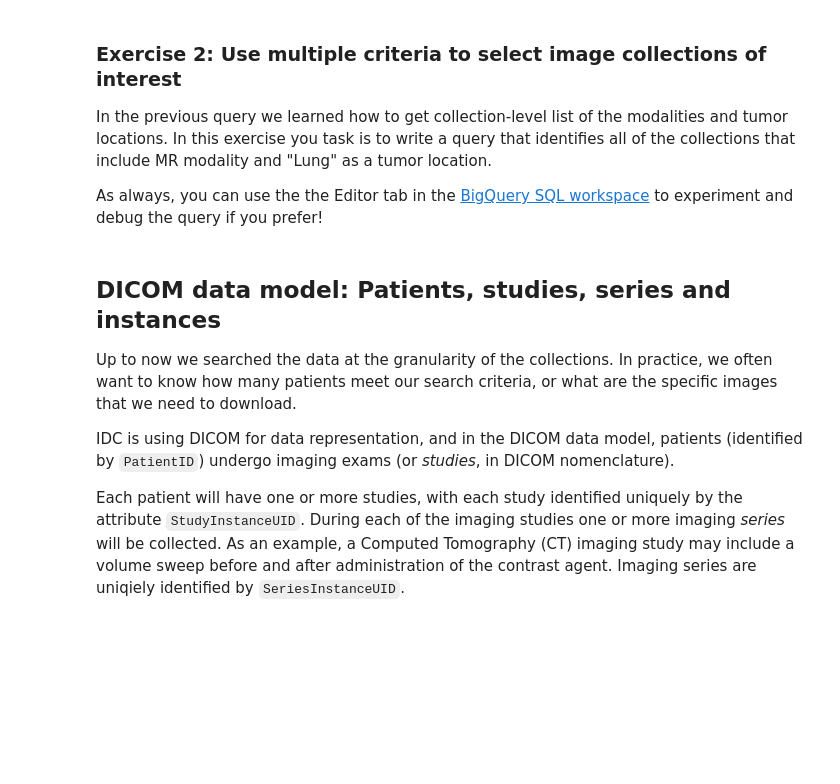
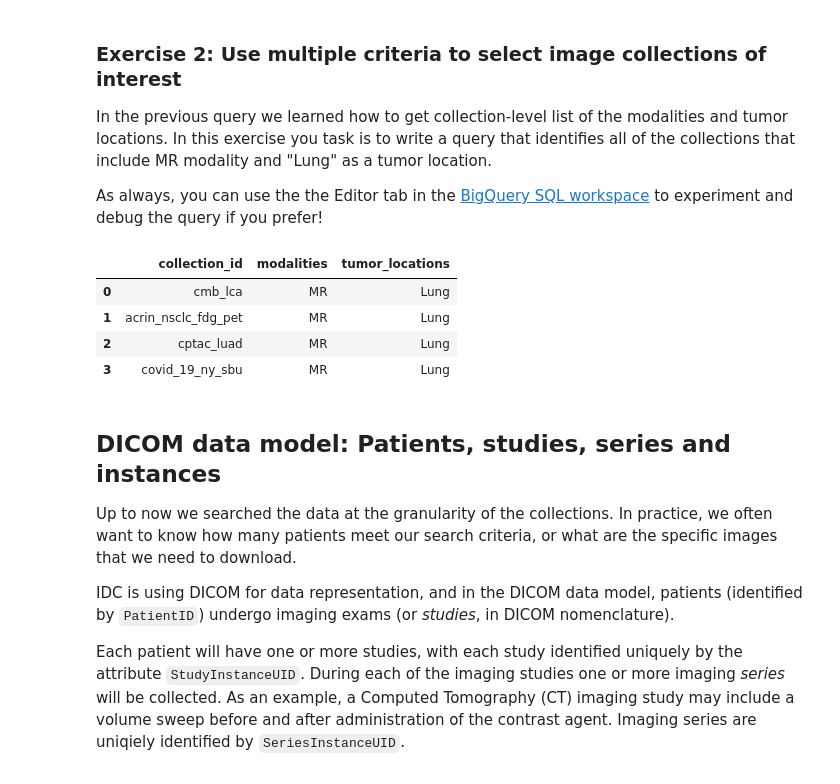
Before and after one commit to jnajera14/IDC-Tutorials, a Jupyter notebook: notebooks/getting_started/part3_exploring_cohorts.ipynb, the cells around one changed output. Drawn from its saved outputs; the diff is of its cells as text; code cells hidden in the pictures; blank space fills up the shorter version.

```diff
--- a/notebooks/getting_started/part3_exploring_cohorts.ipynb
+++ b/notebooks/getting_started/part3_exploring_cohorts.ipynb
@@ -258,6 +269,31 @@ selection_result = bq_client.query(selection_query)
 selection_df = selection_result.result().to_dataframe()
 
 selection_df
+# %%
+# If you just want to see how many datasets there are, group by collection_id as shown here:
+selection_query = """
+SELECT
+  collection_id,
+  STRING_AGG(DISTINCT(Modality)) as modalities,
+  STRING_AGG(DISTINCT(collection_tumorLocation)) as tumor_locations
+FROM
+  bigquery-public-data.idc_current.dicom_all
+WHERE
+  Modality = "MR" AND collection_tumorLocation = "Lung"
+GROUP BY
+  collection_id
+"""
+
+selection_result = bq_client.query(selection_query)
+selection_df = selection_result.result().to_dataframe()
+
+selection_df
+# %% [output]
+|  | collection_id | modalities | tumor_locations |
+| 0 | cmb_lca | MR | Lung |
+| 1 | acrin_nsclc_fdg_pet | MR | Lung |
+| 2 | cptac_luad | MR | Lung |
+| 3 | covid_19_ny_sbu | MR | Lung |
 # %% [markdown]
 ## DICOM data model: Patients, studies, series and instances
 
```
Also changed, not shown: parts of 4 cells of this notebook.
